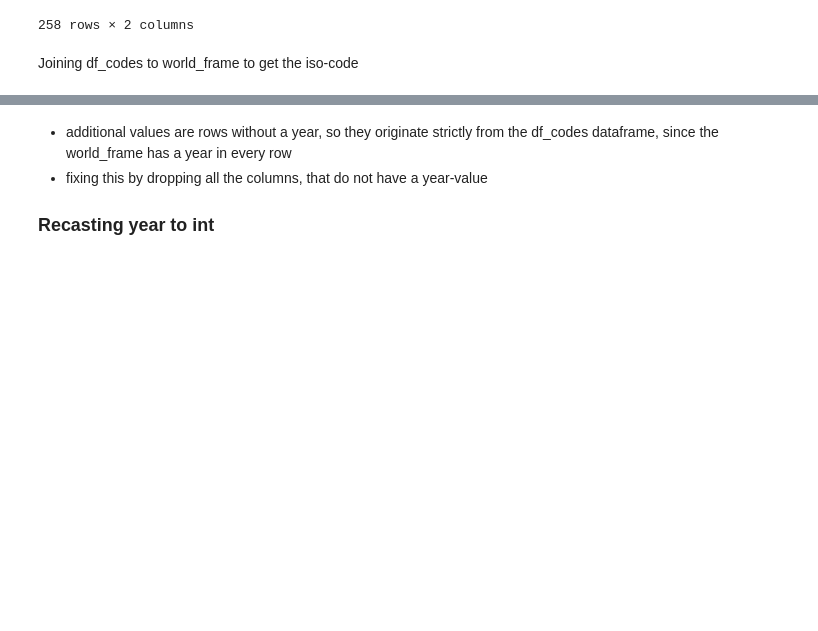
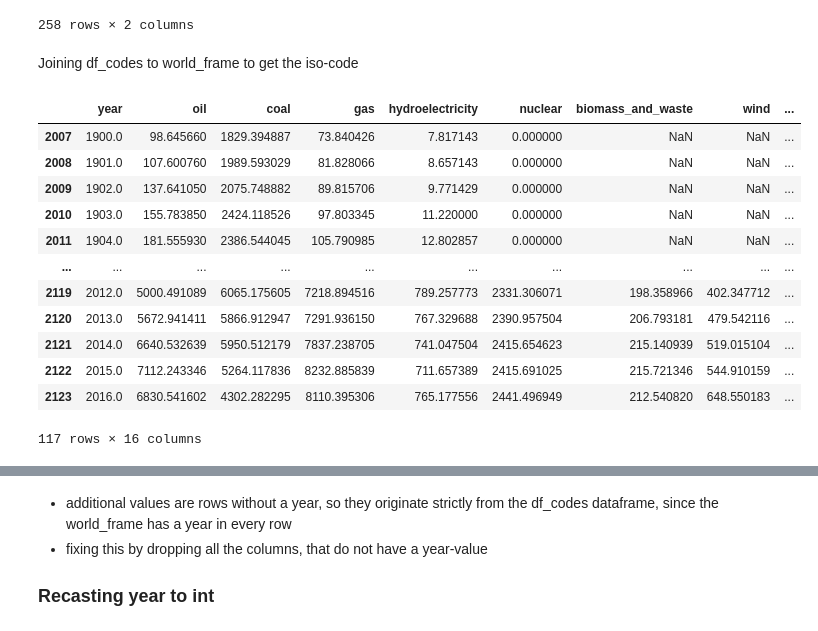
Before and after one commit to TeamGreenWave/capstone_project, a Jupyter notebook: world_pep_SHIFT_SLS.ipynb, the cells around one changed output, grey strips where cells are left out. Saved outputs shown, nothing was run; the diff lists cells and outputs as text; code cells hidden in the pictures; blank space fills up the shorter version.

```diff
--- a/world_pep_SHIFT_SLS.ipynb
+++ b/world_pep_SHIFT_SLS.ipynb
@@ -118,3 +118,9 @@ world_frame[world_frame['country']=='French Polynesia']
 | 10939 | 2015-01-01 00:00:00 | 0.0 | 0.0 | 0.0 | 0,48571430819 | 0.0 | 0.0 | 0,0008571428626 | ... |
 | 10940 | 2016-01-01 00:00:00 | 0.0 | 0.0 | 0.0 | 0,54285716182 | 0.0 | 0.0 | 0,0008571428626 | ... |
 117 rows × 14 columns
+# %%
+#some spellchecking to make sure all 'of's and 'the' are lower case to match up with the spelling in the location table for merging later
+world_frame['country'] = world_frame['country'].replace('Of','of',regex = True)
+world_frame['country'] = world_frame['country'].replace('The','the',regex = True)
+world_frame['country'] = world_frame['country'].replace('And','and',regex = True)
+world_frame['country'][world_frame['country']=='Democratic Republic of the Congo']
@@ -298,6 +317,22 @@ Joining df_codes to world_frame to get the iso-code
 world_frame2 =world_frame.merge(df_codes, how='outer', left_on='country', right_on='location_name_short_en',
                                 left_index=False, right_index=False, sort=False, suffixes=('_x', '_y'),
                                 copy=True, indicator=False, validate=None)
+# %%
+world_frame2[world_frame2['country']=='United States of America']
+# %% [output]
+|  | year | oil | coal | gas | hydroelectricity | nuclear | biomass_and_waste | wind | ... |
+| 2007 | 1900.0 | 98.645660 | 1829.394887 | 73.840426 | 7.817143 | 0.000000 | NaN | NaN | ... |
+| 2008 | 1901.0 | 107.600760 | 1989.593029 | 81.828066 | 8.657143 | 0.000000 | NaN | NaN | ... |
+| 2009 | 1902.0 | 137.641050 | 2075.748882 | 89.815706 | 9.771429 | 0.000000 | NaN | NaN | ... |
+| 2010 | 1903.0 | 155.783850 | 2424.118526 | 97.803345 | 11.220000 | 0.000000 | NaN | NaN | ... |
+| 2011 | 1904.0 | 181.555930 | 2386.544045 | 105.790985 | 12.802857 | 0.000000 | NaN | NaN | ... |
+| ... | ... | ... | ... | ... | ... | ... | ... | ... | ... |
+| 2119 | 2012.0 | 5000.491089 | 6065.175605 | 7218.894516 | 789.257773 | 2331.306071 | 198.358966 | 402.347712 | ... |
+| 2120 | 2013.0 | 5672.941411 | 5866.912947 | 7291.936150 | 767.329688 | 2390.957504 | 206.793181 | 479.542116 | ... |
+| 2121 | 2014.0 | 6640.532639 | 5950.512179 | 7837.238705 | 741.047504 | 2415.654623 | 215.140939 | 519.015104 | ... |
+| 2122 | 2015.0 | 7112.243346 | 5264.117836 | 8232.885839 | 711.657389 | 2415.691025 | 215.721346 | 544.910159 | ... |
+| 2123 | 2016.0 | 6830.541602 | 4302.282295 | 8110.395306 | 765.177556 | 2441.496949 | 212.540820 | 648.550183 | ... |
+117 rows × 16 columns
 # %%
 #checking if merged correctly
 world_frame2
```
Also changed, not shown: parts of 16 cells of this notebook, 2 other files.
